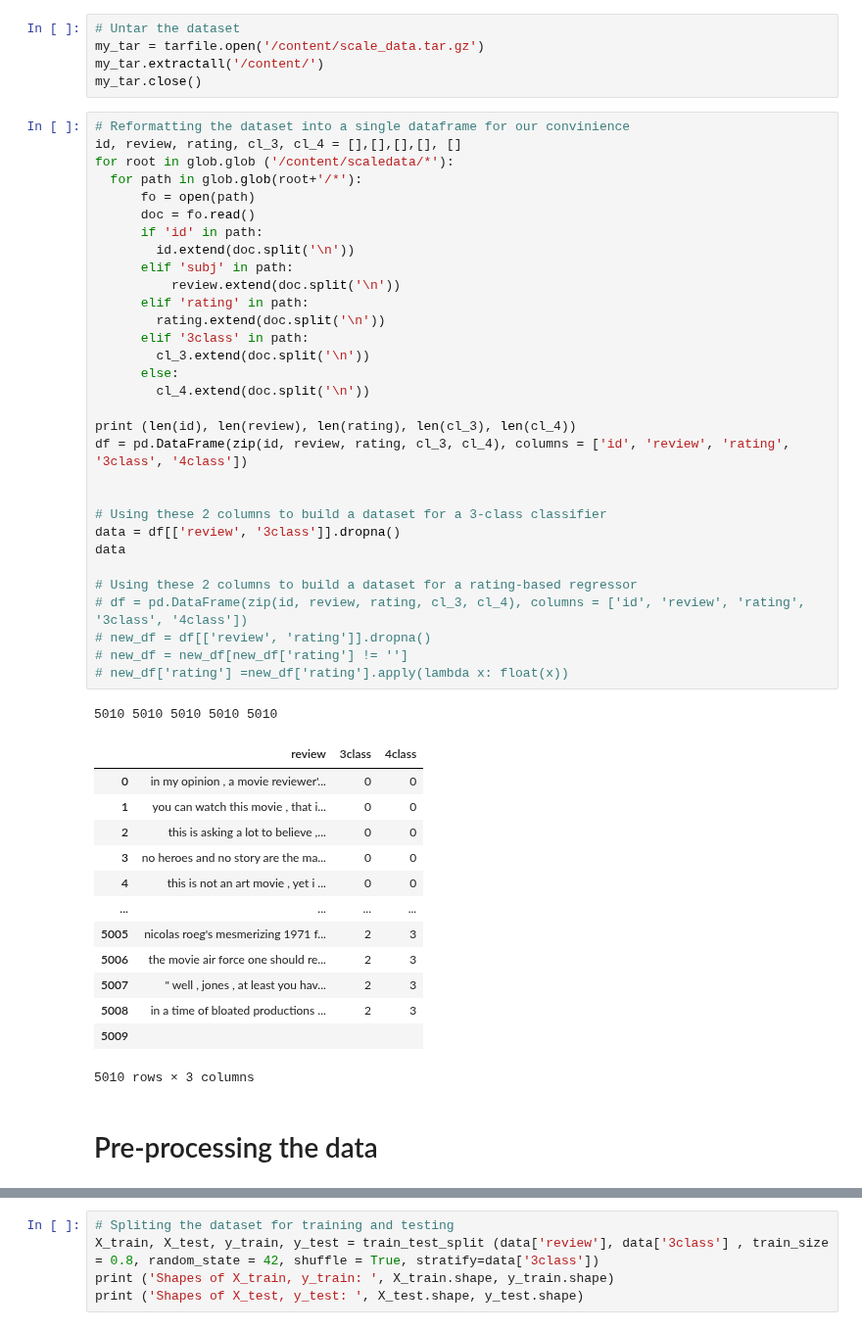
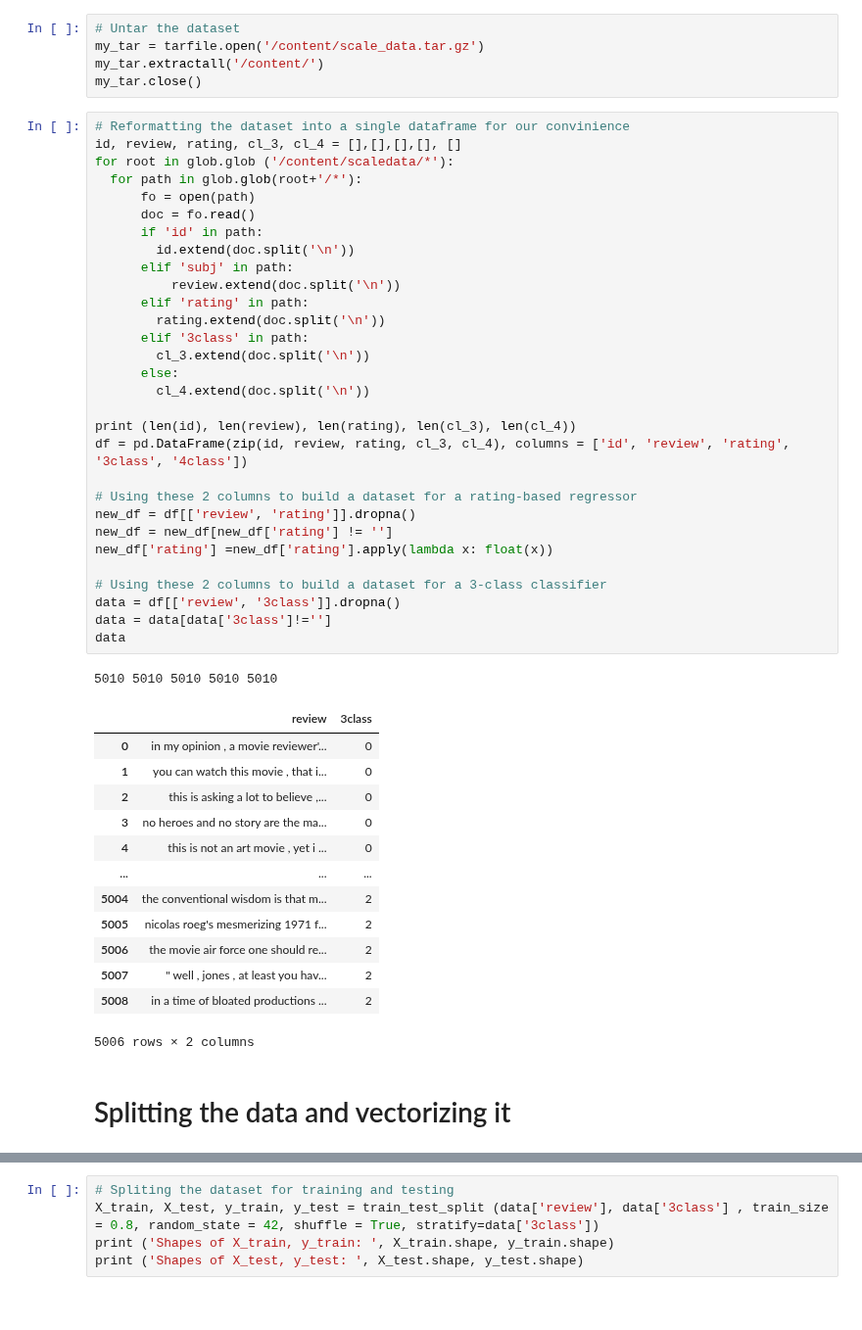
Before and after one commit to HuyenNguyenHelen/LING-5412, a Jupyter notebook: Assignment3_LinearModel.ipynb, the cells around one changed output, grey strips where cells are left out. Shown at 98% size. Drawn from its saved outputs; the diff is of its cells as text.

```diff
--- a/Assignment3_LinearModel.ipynb
+++ b/Assignment3_LinearModel.ipynb
@@ -44,48 +44,47 @@ my_tar.close()
 # %%
 # Reformatting the dataset into a single dataframe for our convinience
 id, review, rating, cl_3, cl_4 = [],[],[],[], []
 for root in glob.glob ('/content/scaledata/*'):
   for path in glob.glob(root+'/*'):
       fo = open(path)
       doc = fo.read()
       if 'id' in path:
         id.extend(doc.split('\n'))
       elif 'subj' in path:
           review.extend(doc.split('\n'))
       elif 'rating' in path:
         rating.extend(doc.split('\n'))
       elif '3class' in path:
         cl_3.extend(doc.split('\n'))
       else:
         cl_4.extend(doc.split('\n'))
 
 print (len(id), len(review), len(rating), len(cl_3), len(cl_4))
 df = pd.DataFrame(zip(id, review, rating, cl_3, cl_4), columns = ['id', 'review', 'rating', '3class', '4class'])
 
+# Using these 2 columns to build a dataset for a rating-based regressor
+new_df = df[['review', 'rating']].dropna()
+new_df = new_df[new_df['rating'] != '']
+new_df['rating'] =new_df['rating'].apply(lambda x: float(x))
 
 # Using these 2 columns to build a dataset for a 3-class classifier
 data = df[['review', '3class']].dropna()
+data = data[data['3class']!='']
 data
-
-# Using these 2 columns to build a dataset for a rating-based regressor
-# df = pd.DataFrame(zip(id, review, rating, cl_3, cl_4), columns = ['id', 'review', 'rating', '3class', '4class'])
-# new_df = df[['review', 'rating']].dropna()
-# new_df = new_df[new_df['rating'] != '']
-# new_df['rating'] =new_df['rating'].apply(lambda x: float(x))
 # %% [output]
 5010 5010 5010 5010 5010
-|  | review | 3class | 4class |
-| 0 | in my opinion , a movie reviewer'... | 0 | 0 |
-| 1 | you can watch this movie , that i... | 0 | 0 |
-| 2 | this is asking a lot to believe ,... | 0 | 0 |
-| 3 | no heroes and no story are the ma... | 0 | 0 |
-| 4 | this is not an art movie , yet i ... | 0 | 0 |
-| ... | ... | ... | ... |
-| 5005 | nicolas roeg's mesmerizing 1971 f... | 2 | 3 |
-| 5006 | the movie air force one should re... | 2 | 3 |
-| 5007 | " well , jones , at least you hav... | 2 | 3 |
-| 5008 | in a time of bloated productions ... | 2 | 3 |
-| 5009 |  |  |  |
+|  | review | 3class |
+| 0 | in my opinion , a movie reviewer'... | 0 |
+| 1 | you can watch this movie , that i... | 0 |
+| 2 | this is asking a lot to believe ,... | 0 |
+| 3 | no heroes and no story are the ma... | 0 |
+| 4 | this is not an art movie , yet i ... | 0 |
+| ... | ... | ... |
+| 5004 | the conventional wisdom is that m... | 2 |
+| 5005 | nicolas roeg's mesmerizing 1971 f... | 2 |
+| 5006 | the movie air force one should re... | 2 |
+| 5007 | " well , jones , at least you hav... | 2 |
+| 5008 | in a time of bloated productions ... | 2 |
-5010 rows × 3 columns
+5006 rows × 2 columns
 # %% [markdown]
-# Pre-processing the data
+# Splitting the data and vectorizing it
```
Also changed, not shown: parts of 28 cells of this notebook.
